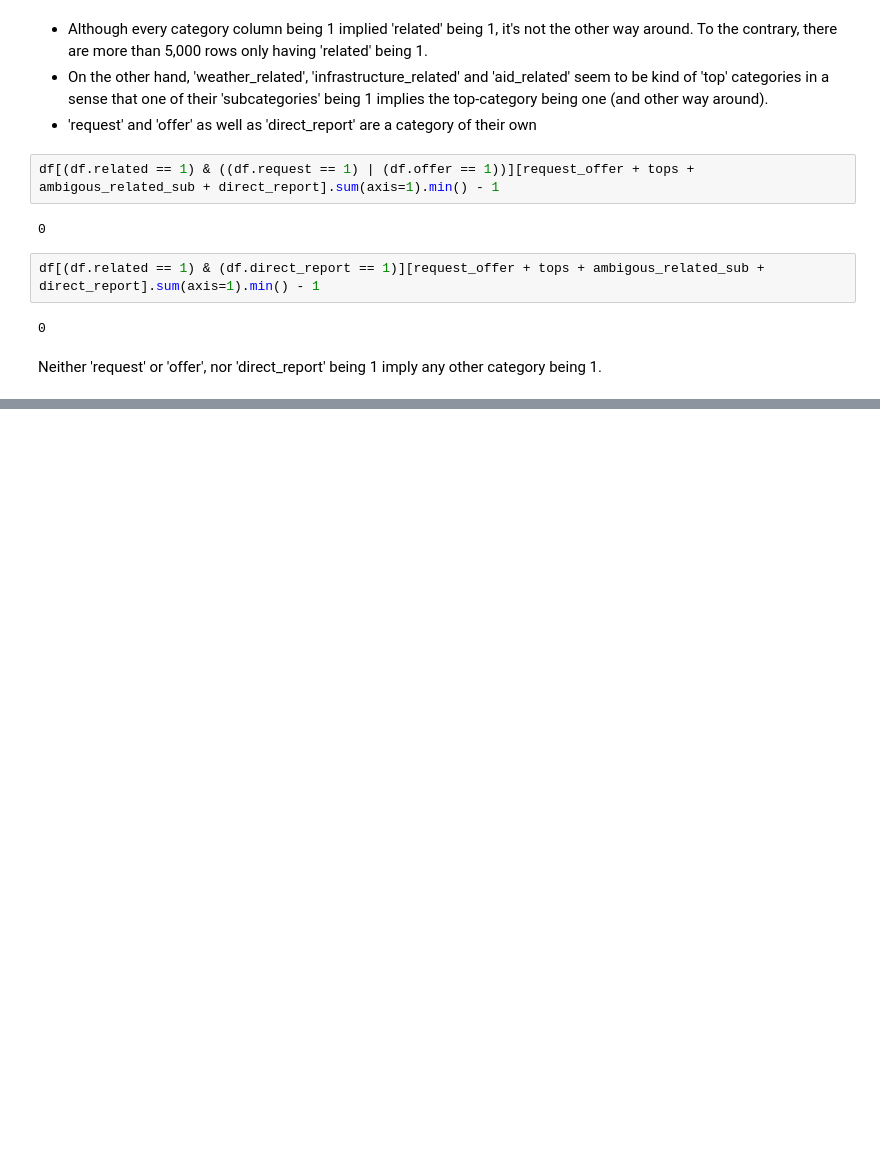
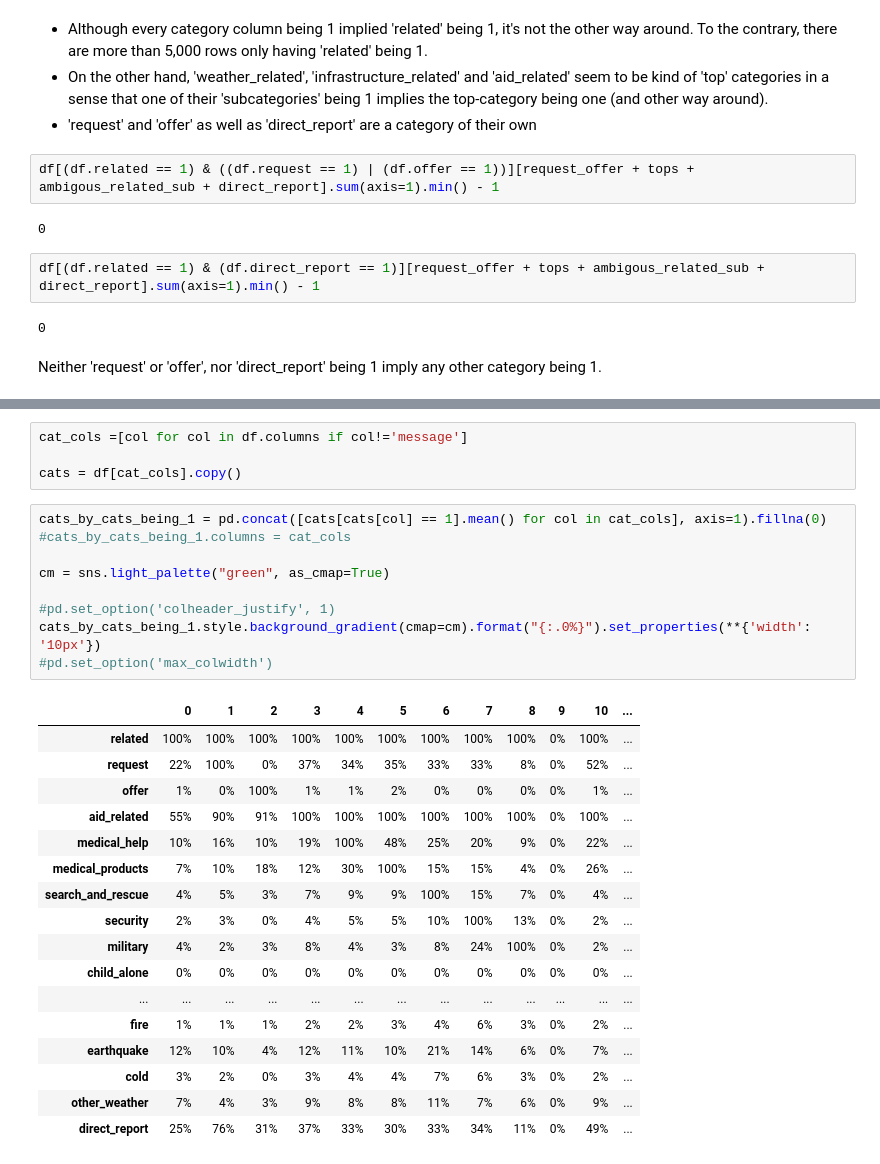
Before and after one commit to QuantificAid/disaster_response_pipeline, a Jupyter notebook: lab/ETL Pipeline Preparation.ipynb, the cells around one changed output, grey strips where cells are left out. Saved outputs shown, nothing was run; the diff lists cells and outputs as text; blank space fills up the shorter version.

```diff
--- a/lab/ETL Pipeline Preparation.ipynb
+++ b/lab/ETL Pipeline Preparation.ipynb
@@ -605,0 +608,31 @@ I greet you. I was in Petionville during the earthquake. Now I'm in Petit Goave.
+# %%
+cat_cols =[col for col in df.columns if col!='message']
+
+cats = df[cat_cols].copy()
+# %%
+cats_by_cats_being_1 = pd.concat([cats[cats[col] == 1].mean() for col in cat_cols], axis=1).fillna(0)
+#cats_by_cats_being_1.columns = cat_cols
+
+cm = sns.light_palette("green", as_cmap=True)
+
+#pd.set_option('colheader_justify', 1)
+cats_by_cats_being_1.style.background_gradient(cmap=cm).format("{:.0%}").set_properties(**{'width': '10px'})
+#pd.set_option('max_colwidth')
+# %% [output]
+|  | 0 | 1 | 2 | 3 | 4 | 5 | 6 | 7 | 8 | 9 | 10 | ... |
+| related | 100% | 100% | 100% | 100% | 100% | 100% | 100% | 100% | 100% | 0% | 100% | ... |
+| request | 22% | 100% | 0% | 37% | 34% | 35% | 33% | 33% | 8% | 0% | 52% | ... |
+| offer | 1% | 0% | 100% | 1% | 1% | 2% | 0% | 0% | 0% | 0% | 1% | ... |
+| aid_related | 55% | 90% | 91% | 100% | 100% | 100% | 100% | 100% | 100% | 0% | 100% | ... |
+| medical_help | 10% | 16% | 10% | 19% | 100% | 48% | 25% | 20% | 9% | 0% | 22% | ... |
+| medical_products | 7% | 10% | 18% | 12% | 30% | 100% | 15% | 15% | 4% | 0% | 26% | ... |
+| search_and_rescue | 4% | 5% | 3% | 7% | 9% | 9% | 100% | 15% | 7% | 0% | 4% | ... |
+| security | 2% | 3% | 0% | 4% | 5% | 5% | 10% | 100% | 13% | 0% | 2% | ... |
+| military | 4% | 2% | 3% | 8% | 4% | 3% | 8% | 24% | 100% | 0% | 2% | ... |
+| child_alone | 0% | 0% | 0% | 0% | 0% | 0% | 0% | 0% | 0% | 0% | 0% | ... |
+| ... | ... | ... | ... | ... | ... | ... | ... | ... | ... | ... | ... | ... |
+| fire | 1% | 1% | 1% | 2% | 2% | 3% | 4% | 6% | 3% | 0% | 2% | ... |
+| earthquake | 12% | 10% | 4% | 12% | 11% | 10% | 21% | 14% | 6% | 0% | 7% | ... |
+| cold | 3% | 2% | 0% | 3% | 4% | 4% | 7% | 6% | 3% | 0% | 2% | ... |
+| other_weather | 7% | 4% | 3% | 9% | 8% | 8% | 11% | 7% | 6% | 0% | 9% | ... |
+| direct_report | 25% | 76% | 31% | 37% | 33% | 30% | 33% | 34% | 11% | 0% | 49% | ... |
```
Also changed, not shown: parts of 4 cells of this notebook, 2 other files.
